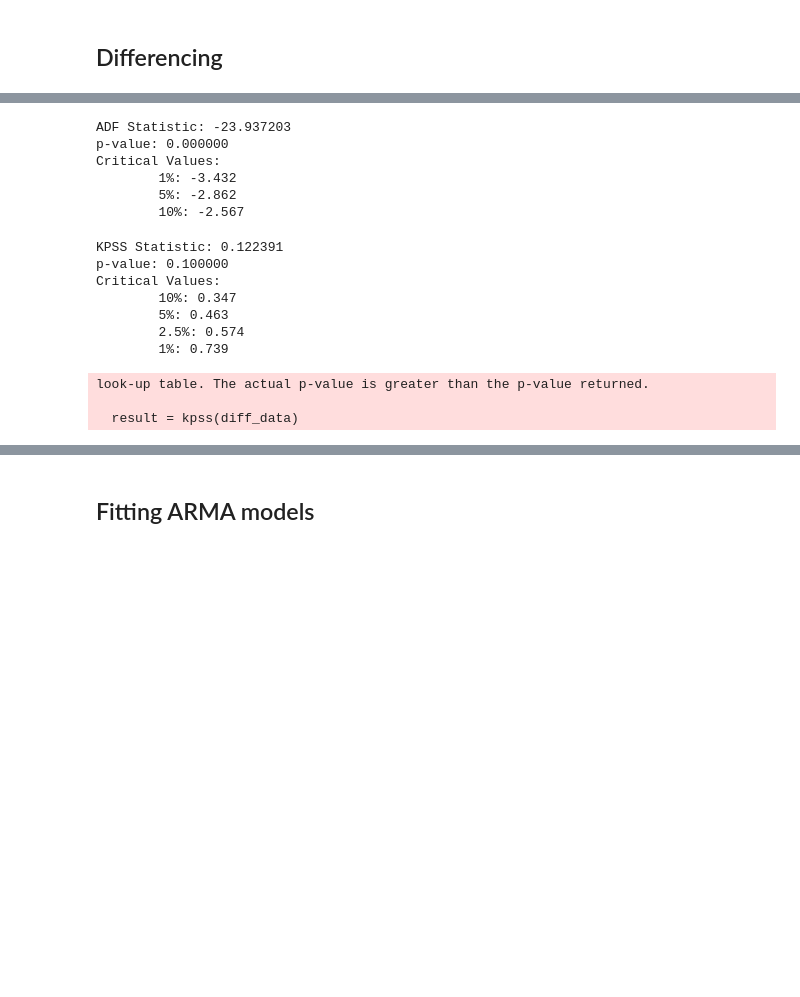
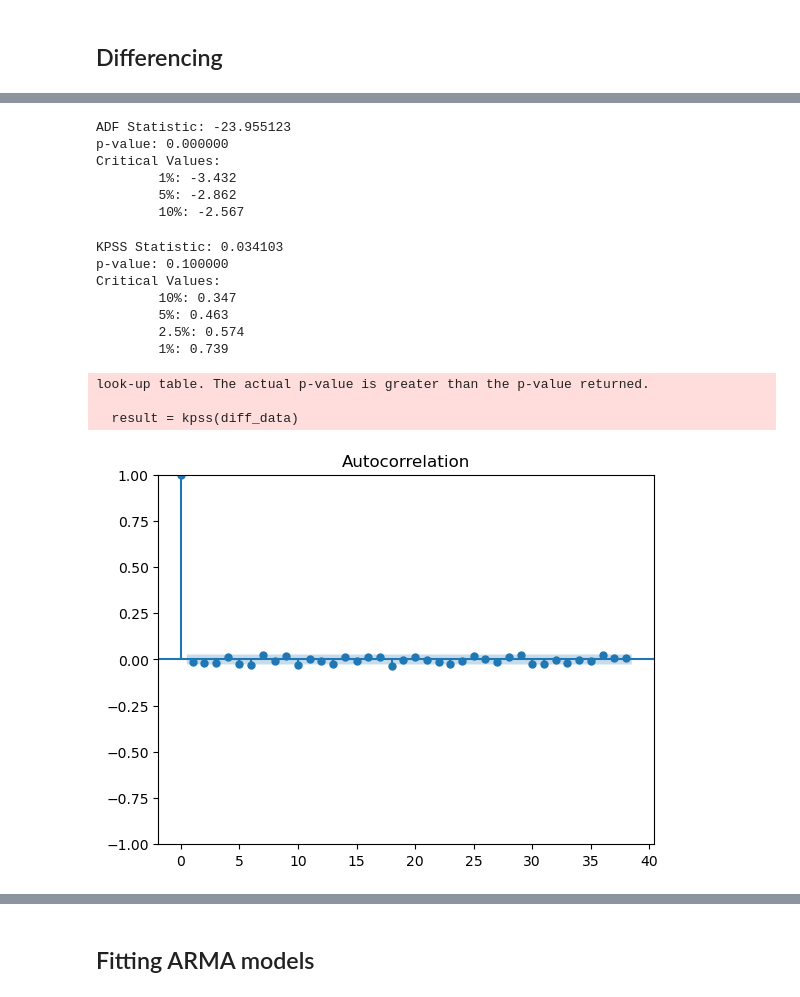
Before and after one commit to XindiLiu/TS_Project, a Jupyter notebook: partB.ipynb, the cells around one changed output, grey strips where cells are left out. Saved outputs shown, nothing was run; the diff lists cells and outputs as text; code cells hidden in the pictures; blank space fills up the shorter version.

```diff
--- a/partB.ipynb
+++ b/partB.ipynb
@@ -12,6 +12,9 @@ display(all_data)
 # plt.plot(all_data["Date"],all_data["Low price"])
 # plt.plot(all_data["Date"],all_data["Closing price"])
 # plt.show()
+
+# remove "High price" and "Low price" columns
+all_data = all_data.drop(["High price", "Low price"], axis=1)
 # %% [output]
 |  | Date | High price | Low price | Closing price |
 | 0 | 2001-12-28 | NaN | NaN | 1000.00 |
@@ -143,0 +122,5 @@ Date
+# %%
+all_data["Closing price diff"] = all_data["Closing price"].diff()
+
+all_data = all_data.dropna()
+print(all_data.head(10))
@@ -144,5 +139,7 @@ Date
 # %%
-diff_data = all_diff_data["Closing price diff"].head(-365)
+diff_data = all_data["Closing price diff"].head(-365)
+validation_diff_data = all_data["Closing price diff"].tail(365)
+diff_data = detrend(diff_data)
 
 # ADF test
 from statsmodels.tsa.stattools import adfuller
@@ -153,7 +150,7 @@ print('Critical Values:')
 for key, value in result[4].items():
     print('\t%s: %.3f' % (key, value))
 # %% [output]
-ADF Statistic: -23.937203
+ADF Statistic: -23.955123
 p-value: 0.000000
 Critical Values:
         1%: -3.432
@@ -169,7 +166,7 @@ print('Critical Values:')
 for key, value in result[3].items():
     print('\t%s: %.3f' % (key, value))
 # %% [output]
-KPSS Statistic: 0.122391
+KPSS Statistic: 0.034103
 p-value: 0.100000
 Critical Values:
         10%: 0.347
@@ -179,3 +176,9 @@ Critical Values:
 look-up table. The actual p-value is greater than the p-value returned.
 
   result = kpss(diff_data)
+# %%
+# plot the ACF and PACF
+plot_acf(diff_data)
+plt.show()
+# %% [output]
+[figure, added]
```
Also changed, not shown: parts of 8 cells of this notebook.
